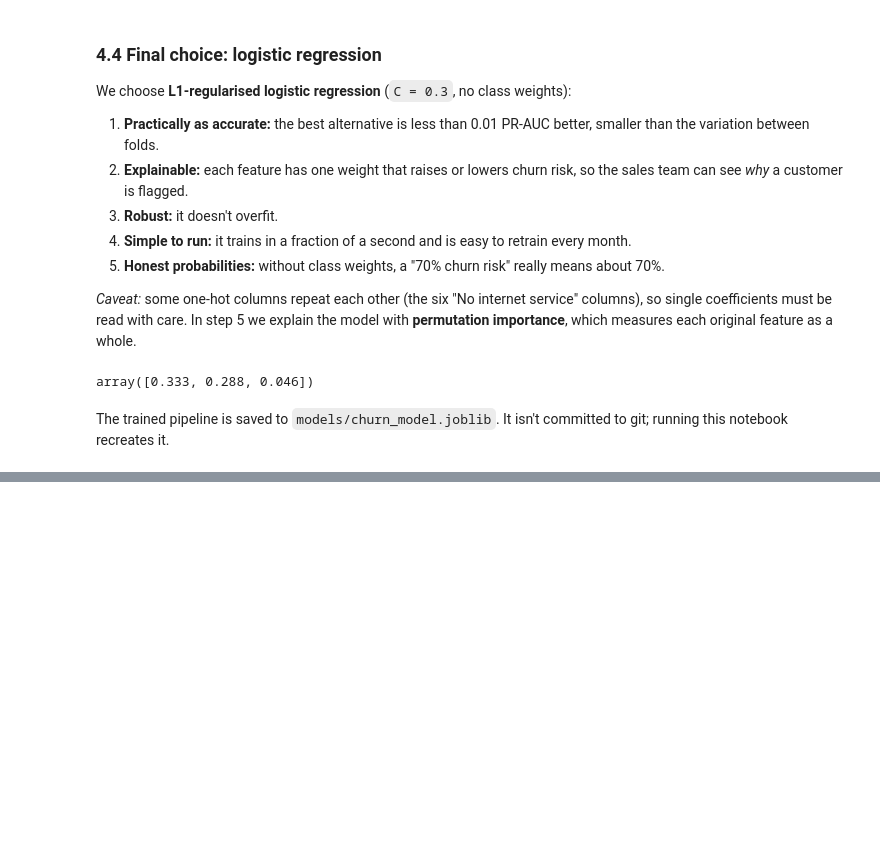
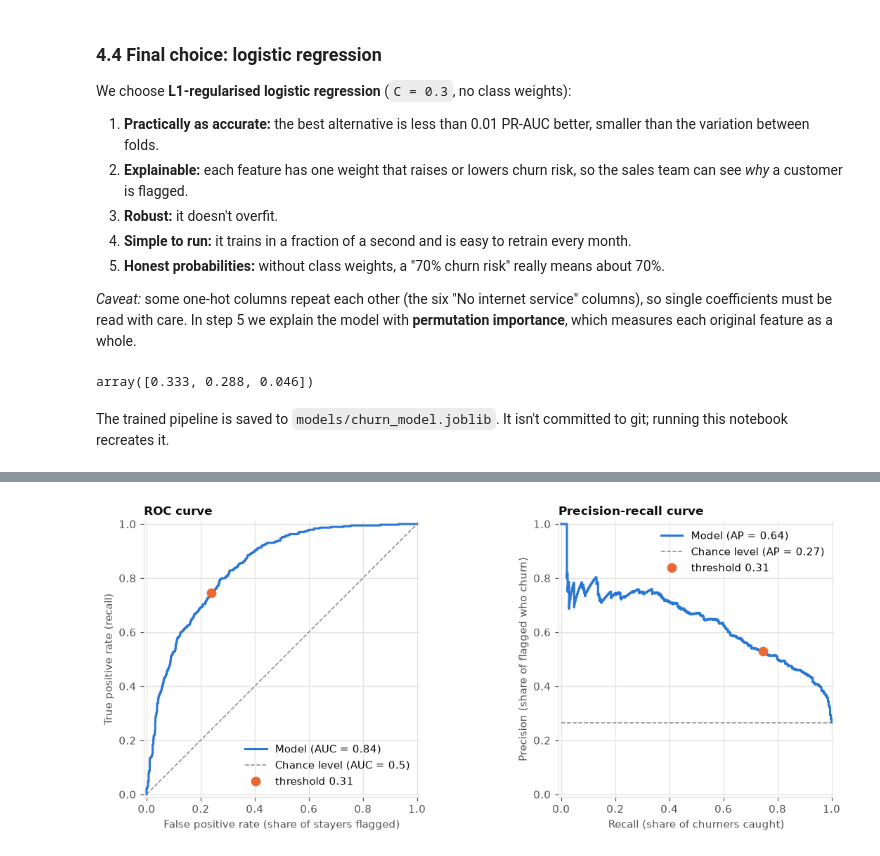
Before and after one commit to MuteMuty/telco-churn, a Jupyter notebook: notebooks/churn_analysis.ipynb, the cells around one changed output, grey strips where cells are left out. Drawn from its saved outputs; the diff is of its cells as text; code cells hidden in the pictures; blank space fills up the shorter version.

```diff
--- a/notebooks/churn_analysis.ipynb
+++ b/notebooks/churn_analysis.ipynb
@@ -471,0 +528,9 @@ The trained pipeline is saved to `models/churn_model.joblib`. It isn't committed
+# %%
+test_proba = model.predict_proba(X_test)[:, 1]
+
+pd.DataFrame(
+    {
+        "threshold 0.5": evaluation_metrics(y_test, test_proba, 0.5),
+        f"threshold {threshold}": evaluation_metrics(y_test, test_proba, threshold),
+    }
+).round(3)
@@ -471,0 +549,5 @@ The trained pipeline is saved to `models/churn_model.joblib`. It isn't committed
+# %%
+plot_roc_pr_curves(y_test, test_proba, threshold)
+plt.show()
+# %% [output]
+[figure, added]
```
Also changed, not shown: parts of 22 cells of this notebook, 2 other files.
